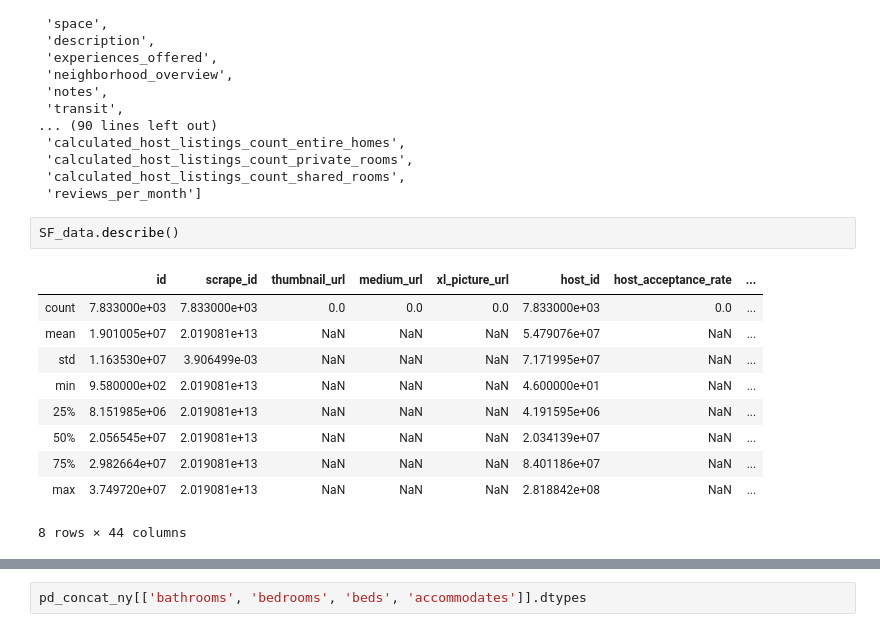
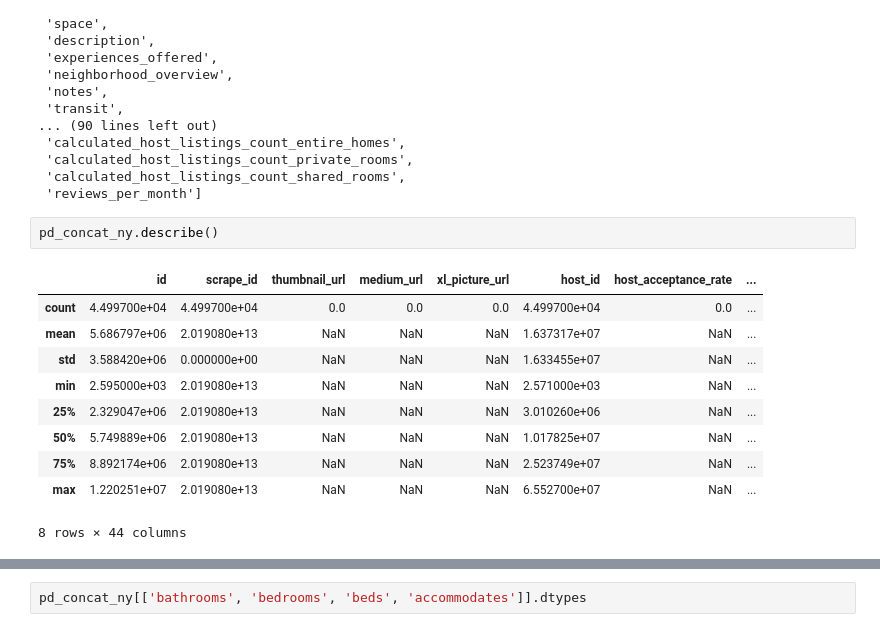
Before and after one commit to christinemazur/project1, a Jupyter notebook: airbnb_jupyter_CMAZUR.ipynb, the cells around one changed output, grey strips where cells are left out. Cells and saved outputs as stored; diff of their text form.

```diff
--- a/airbnb_jupyter_CMAZUR.ipynb
+++ b/airbnb_jupyter_CMAZUR.ipynb
@@ -69,15 +69,15 @@ column_list
  'calculated_host_listings_count_shared_rooms',
  'reviews_per_month']
 # %%
-SF_data.describe()
+pd_concat_ny.describe()
 # %% [output]
 |  | id | scrape_id | thumbnail_url | medium_url | xl_picture_url | host_id | host_acceptance_rate | ... |
-| count | 7.833000e+03 | 7.833000e+03 | 0.0 | 0.0 | 0.0 | 7.833000e+03 | 0.0 | ... |
-| mean | 1.901005e+07 | 2.019081e+13 | NaN | NaN | NaN | 5.479076e+07 | NaN | ... |
-| std | 1.163530e+07 | 3.906499e-03 | NaN | NaN | NaN | 7.171995e+07 | NaN | ... |
-| min | 9.580000e+02 | 2.019081e+13 | NaN | NaN | NaN | 4.600000e+01 | NaN | ... |
-| 25% | 8.151985e+06 | 2.019081e+13 | NaN | NaN | NaN | 4.191595e+06 | NaN | ... |
-| 50% | 2.056545e+07 | 2.019081e+13 | NaN | NaN | NaN | 2.034139e+07 | NaN | ... |
-| 75% | 2.982664e+07 | 2.019081e+13 | NaN | NaN | NaN | 8.401186e+07 | NaN | ... |
-| max | 3.749720e+07 | 2.019081e+13 | NaN | NaN | NaN | 2.818842e+08 | NaN | ... |
+| count | 4.499700e+04 | 4.499700e+04 | 0.0 | 0.0 | 0.0 | 4.499700e+04 | 0.0 | ... |
+| mean | 5.686797e+06 | 2.019080e+13 | NaN | NaN | NaN | 1.637317e+07 | NaN | ... |
+| std | 3.588420e+06 | 0.000000e+00 | NaN | NaN | NaN | 1.633455e+07 | NaN | ... |
+| min | 2.595000e+03 | 2.019080e+13 | NaN | NaN | NaN | 2.571000e+03 | NaN | ... |
+| 25% | 2.329047e+06 | 2.019080e+13 | NaN | NaN | NaN | 3.010260e+06 | NaN | ... |
+| 50% | 5.749889e+06 | 2.019080e+13 | NaN | NaN | NaN | 1.017825e+07 | NaN | ... |
+| 75% | 8.892174e+06 | 2.019080e+13 | NaN | NaN | NaN | 2.523749e+07 | NaN | ... |
+| max | 1.220251e+07 | 2.019080e+13 | NaN | NaN | NaN | 6.552700e+07 | NaN | ... |
 8 rows × 44 columns
```
Also changed, not shown: parts of 9 cells of this notebook, 4 other files.
